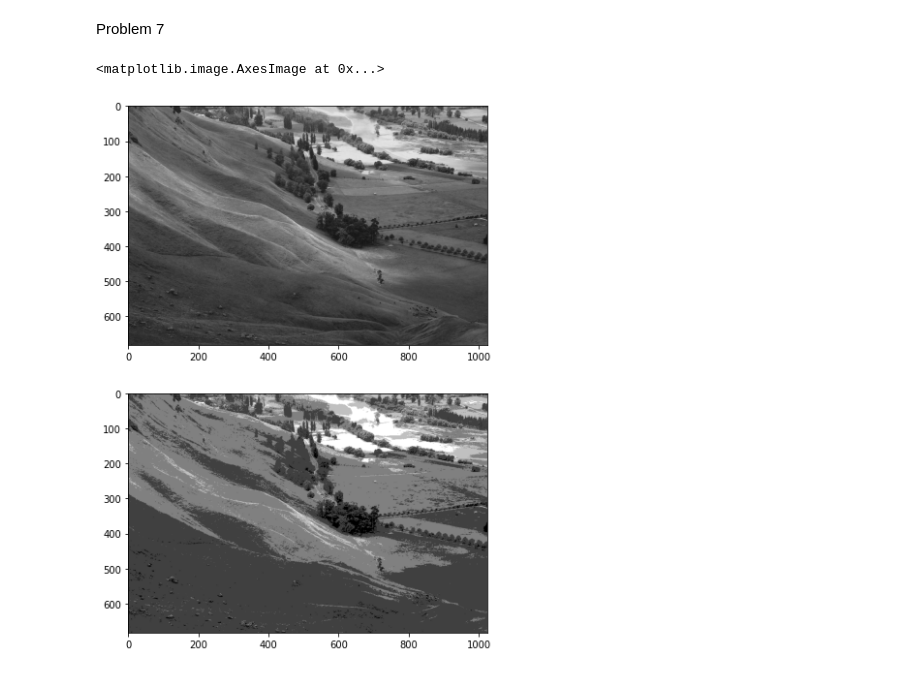
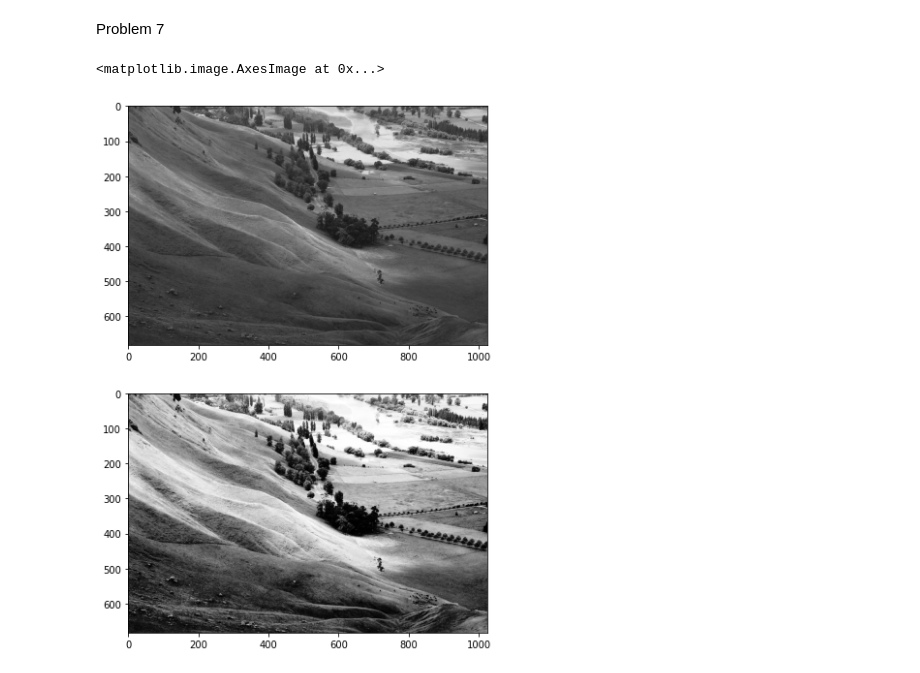
Before and after one commit to LillyStefanova/Image-Processing-FMI-course, a Jupyter notebook: practice_1/solutions.ipynb, the cells around one changed output. Saved outputs shown, nothing was run; the diff lists cells and outputs as text; code cells hidden in the pictures.

```diff
--- a/practice_1/solutions.ipynb
+++ b/practice_1/solutions.ipynb
@@ -7,7 +7,7 @@ Problem 1:
 # %%
 random_vector = np.random.randint(0, 256, 100)
 
-histogram = np.zeros(256, dtype = np.uint8)
+histogram = np.zeros(256, dtype = np.uint32)
 for i in range(100):
     histogram[random_vector[i]] = histogram[random_vector[i]] + 1;
 
@@ -66,7 +66,7 @@ Problem 4
 random_matrix = np.random.randint(0, 256, [100, 200])
 (r, c) = random_matrix.shape
 
-histogram = np.zeros(256, dtype = np.uint8)
+histogram = np.zeros(256, dtype = np.uint32)
 
 for i in range(r):
     for j in range(c):
@@ -146,7 +146,7 @@ grayscale = cv2.cvtColor(input, cv2.COLOR_BGR2GRAY)
 
 (r, c) = grayscale.shape
 
-histogram = np.zeros(256, dtype = np.uint8)
+histogram = np.zeros((256,), dtype = np.uint32)
 
 for i in range(r):
     for j in range(c):
@@ -157,31 +157,31 @@ cdf[0] = histogram[0]
 for i in range(1, 256):
    cdf[i] = histogram[i] + cdf[i-1]
 
 cdf_min = 0
 for i in range(256):
     if cdf[i] > 0:
         cdf_min = cdf[i];
         break;
 
 L = 256.0
 M = np.float32(r * c - 1)
 
 h = np.zeros(256, dtype=np.float32)
 h = np.rint(((np.float32(cdf) - cdf_min) / M) * (L - 1))
 
 h[h < 0] = 0
 h[h > 255] = 255
 
 grayscale_equalized = np.zeros((r, c), dtype = np.uint8)
 for i in range(r):
     for j in range(c):
         grayscale_equalized[i, j] = h[grayscale[i, j]]
 
 plt.figure(figsize=(40,10))
 plt.subplot(211)
 plt.imshow(grayscale, 'gray')
 plt.subplot(212)
 plt.imshow(grayscale_equalized, 'gray')
 # %% [output]
 <matplotlib.image.AxesImage at 0x...>
-[figure, old version]
+[figure, new version]
```
Also changed, not shown: parts of 6 cells of this notebook.
